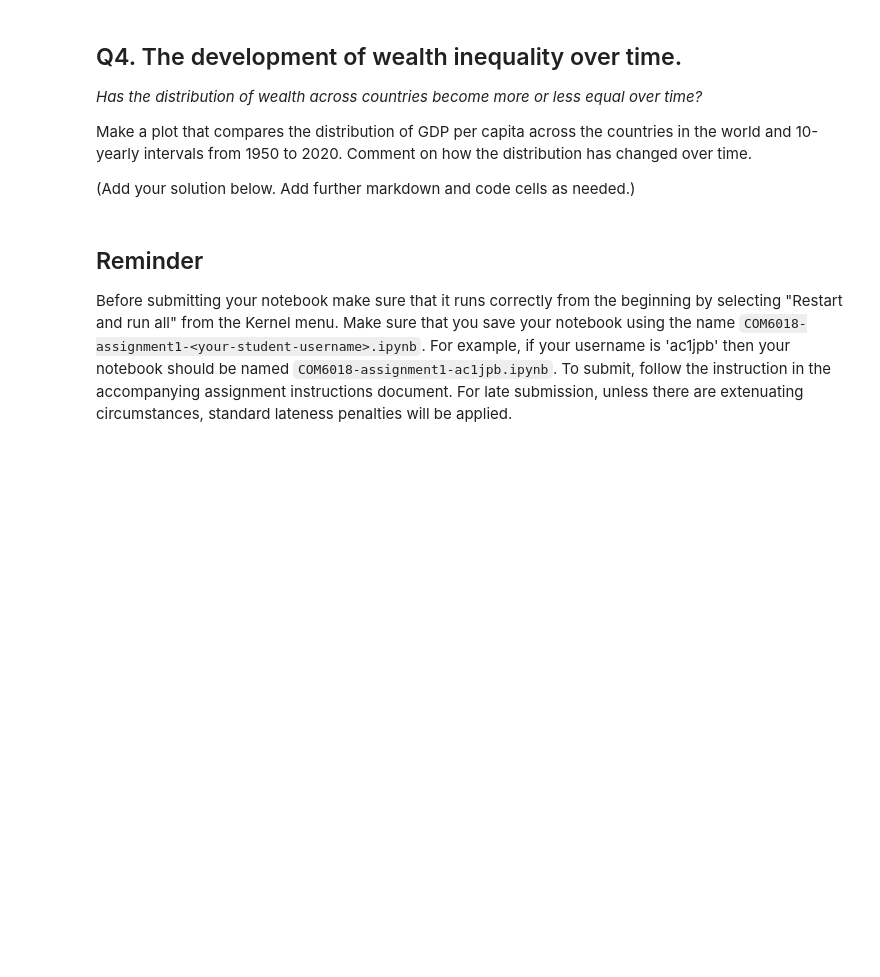
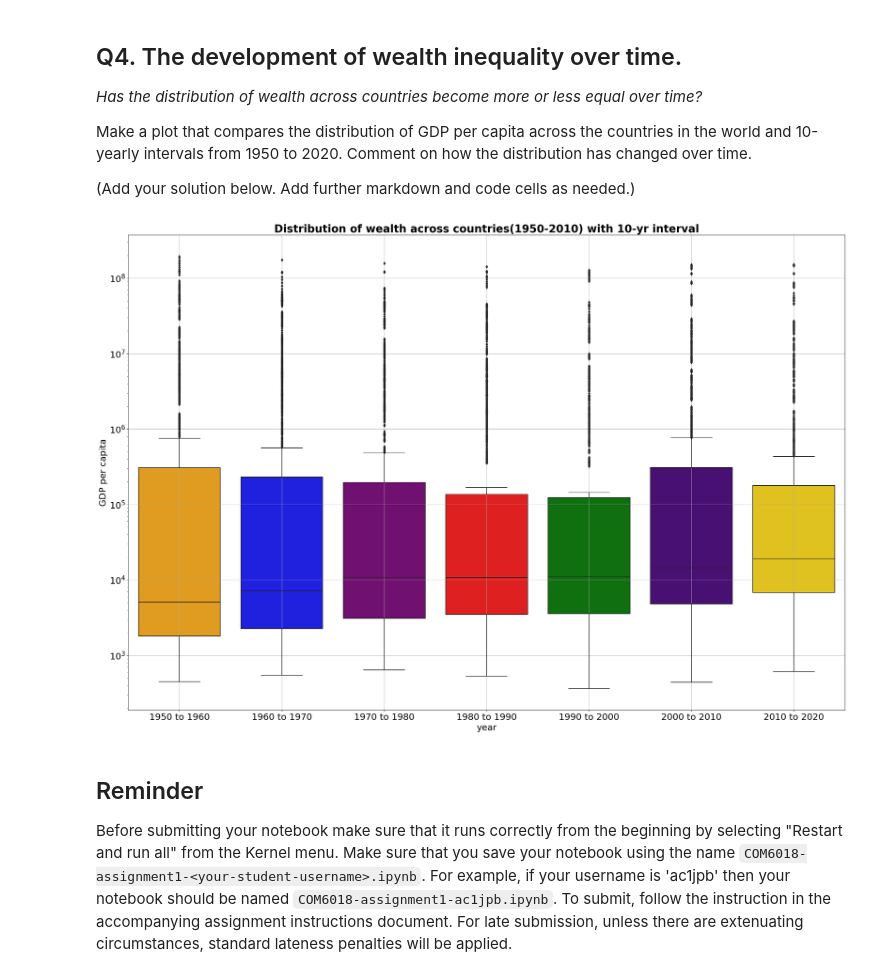
Before and after one commit to adhirajbane13/Uni_Sheffield_Module_Work, a Jupyter notebook: DS-with-python/assignments/assignment1/COM6018-assignment1-acs23ab.ipynb, the cells around one changed output. Cells and saved outputs as stored; diff of their text form; code cells hidden in the pictures; blank space fills up the shorter version.

```diff
--- a/DS-with-python/assignments/assignment1/COM6018-assignment1-acs23ab.ipynb
+++ b/DS-with-python/assignments/assignment1/COM6018-assignment1-acs23ab.ipynb
@@ -194,3 +347,26 @@ Make a plot that compares the distribution of GDP per capita across the countrie
+# %%
+# ADD SOLUTION HERE. ADD AS MANY CELLS AS YOU NEED.
+country_df = df.copy()
+country_df = country_df.dropna(subset=['iso_code'])
+country_df = country_df[(country_df['year']>=1950)&(country_df['year']<=2018)]
+country_df['gdp'].fillna(country_df['gdp'].mean(),inplace=True) #filling up missing values for visualizing data clearly
+country_df['population'].fillna(country_df['population'].mean(),inplace=True)
+country_df['gdp_per_capita'] = country_df['gdp']/country_df['population']
+country_df['yr_int'] = (country_df['year'] //10)*10
+country_df['yr_int'] = country_df['yr_int'].astype('str') + ' to ' + (country_df['yr_int'] + 10).astype('str')
+plt.figure(figsize = [30,20])
+color = ['orange', 'blue', 'purple', 'red', 'green','indigo','gold']
+sns.boxplot(data = country_df,x = 'yr_int',y = 'gdp_per_capita',palette = color)
+plt.yscale('log')
+plt.grid()
+plt.xlabel('year',fontsize=21)
+plt.ylabel('GDP per capita',fontsize=21)
+plt.title('Distribution of wealth across countries(1950-2010) with 10-yr interval',fontsize=25,fontweight='bold')
+plt.xticks(fontsize=21)
+plt.yticks(fontsize = 21)
+plt.show()
+# %% [output]
+[figure, added]
 # %% [markdown]
 ## Reminder
 
```
Also changed, not shown: parts of 11 cells of this notebook, 3 other files.
